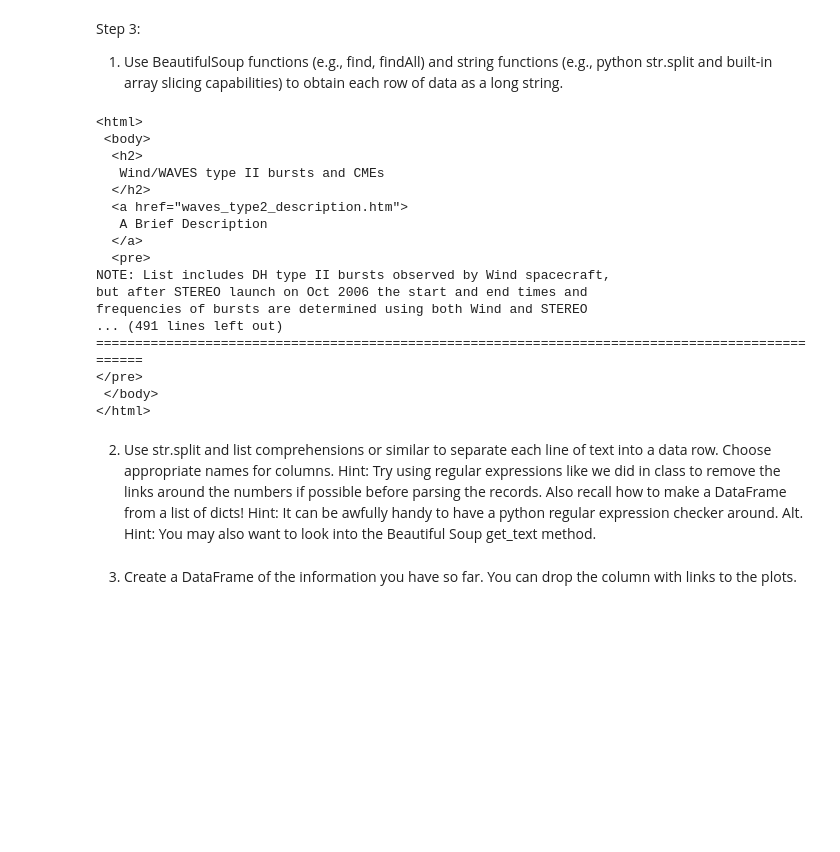
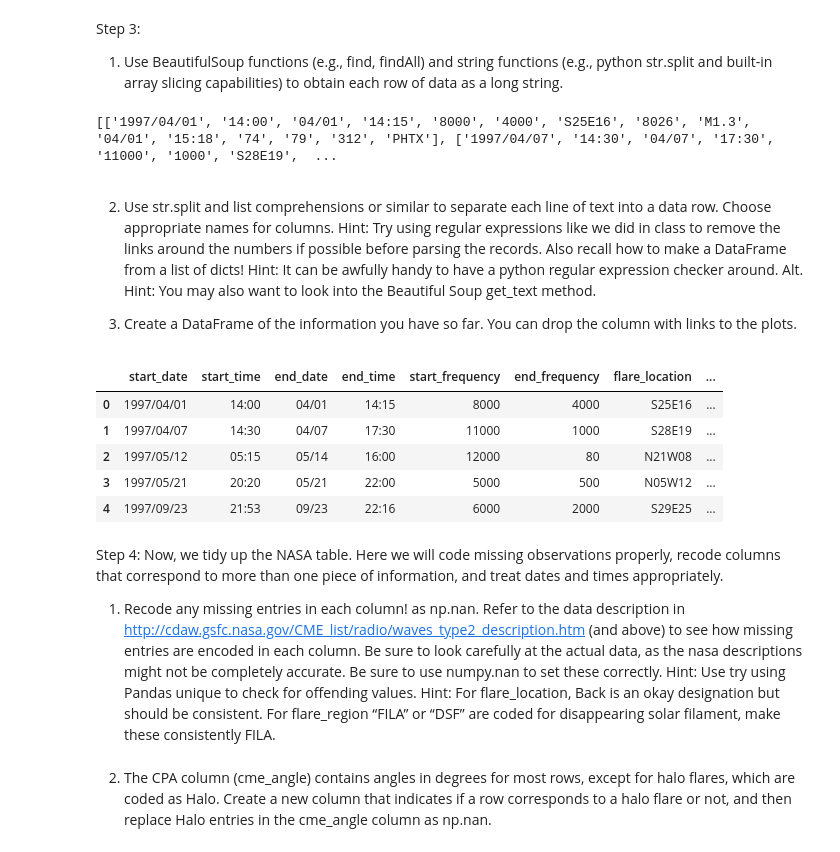
Before and after one commit to kylestrougo/DataProject1, a Jupyter notebook: Untitled.ipynb, the cells around one changed output. Cells and saved outputs as stored; diff of their text form; code cells hidden in the pictures; blank space fills up the shorter version.

```diff
--- a/Untitled.ipynb
+++ b/Untitled.ipynb
@@ -161,46 +195,68 @@ Step 3:
 # %%
 ua2 = UserAgent()
 header2 = {'User-Agent':str(ua2.chrome)}
-NASA = "http://www.hcbravo.org/IntroDataSci/misc/waves_type2.html"
+NASA = "https://cdaw.gsfc.nasa.gov/CME_list/radio/waves_type2.html"
 NASAContent = requests.get(NASA, headers=header2)
 
+#creates text of data from website
 NASAtext = NASAContent.text
 
-NASAdata = BeautifulSoup(NASAtext, 'html.parser')
+#cleans texts, and removes all links
+cleantext = BeautifulSoup(NASAtext, "lxml").text
 
-NASAdata.prettify()
+#splits the text into a list of strings seprated by line breaks
+NASAstrings = cleantext.splitlines()
 
-NASAtable = data.find("table")
+#takes out unnessary strings from list
+NASAstrings = NASAstrings[15:-2]
 
-print(NASAdata.prettify())
+#creates list of list of data
+NASAlist = []
+for i in NASAstrings:
+    NASAlist.append(i.split())
+
+print(NASAlist)
+
 
 # start_date, start_time, end_date, end_time, start_freq, end_freq, source, region, importance, CME_date, CME_time, angle, CME_w, CME_s, link
-
-#NASAdf = pd.read_html(str(NASAtable))[0]
-
-#NASAdf.head()
 # %% [output]
-<html>
- <body>
-  <h2>
-   Wind/WAVES type II bursts and CMEs
-  </h2>
-  <a href="waves_type2_description.htm">
-   A Brief Description
-  </a>
-  <pre>
-NOTE: List includes DH type II bursts observed by Wind spacecraft,
-but after STEREO launch on Oct 2006 the start and end times and
-frequencies of bursts are determined using both Wind and STEREO
-... (491 lines left out)
-=================================================================================================
-</pre>
- </body>
-</html>
+[['1997/04/01', '14:00', '04/01', '14:15', '8000', '4000', 'S25E16', '8026', 'M1.3', '04/01', '15:18', '74', '79', '312', 'PHTX'], ['1997/04/07', '14:30', '04/07', '17:30', '11000', '1000', 'S28E19',  ...
 # %% [markdown]
 2. Use str.split and list comprehensions or similar to separate each line of text into a data row. Choose appropriate names for columns.
 Hint: Try using regular expressions like we did in class to remove the links around the numbers if possible before parsing the records. Also recall how to make a DataFrame from a list of dicts!
 Hint: It can be awfully handy to have a python regular expression checker around.
 Alt. Hint: You may also want to look into the Beautiful Soup get_text method.
+
+3. Create a DataFrame of the information you have so far. You can drop the column with links to the plots.
-# %% [markdown]
-3. Create a DataFrame of the information you have so far. You can drop the column with links to the plots.
+# %%
+#creates dataframe from list of list created above
+NASA = pd.DataFrame(NASAlist)
+
+#drops unnessary columns that were created due to notes left in the table
+NASA.drop(NASA.columns[14:],axis=1,inplace=True)
+
+#set column names
+NASA.columns = ['start_date','start_time', 'end_date', 'end_time',
+           'start_frequency', 'end_frequency', 'flare_location', 'flare_region', 'importance','cme_date',
+            'cme_time', 'cpa', 'width', 'speed']
+
+#reaarange columns to match data professor gave us
+#NASA = NASA[['cme_date', 'cme_time', 'cpa','end_date', 'end_frequency', 'end_time', 'flare_location',
+            #'flare_region', 'importance', 'speed', 'start_date', 'start_frequency', 'start_time', 'width']]
+
+#pd.set_option('display.max_rows', None)
+NASA.head()
+# %% [output]
+|  | start_date | start_time | end_date | end_time | start_frequency | end_frequency | flare_location | ... |
+| 0 | 1997/04/01 | 14:00 | 04/01 | 14:15 | 8000 | 4000 | S25E16 | ... |
+| 1 | 1997/04/07 | 14:30 | 04/07 | 17:30 | 11000 | 1000 | S28E19 | ... |
+| 2 | 1997/05/12 | 05:15 | 05/14 | 16:00 | 12000 | 80 | N21W08 | ... |
+| 3 | 1997/05/21 | 20:20 | 05/21 | 22:00 | 5000 | 500 | N05W12 | ... |
+| 4 | 1997/09/23 | 21:53 | 09/23 | 22:16 | 6000 | 2000 | S29E25 | ... |
+# %% [markdown]
+Step 4:
+Now, we tidy up the NASA table. Here we will code missing observations properly, recode columns that correspond to more than one piece of information, and treat dates and times appropriately.
+
+1. Recode any missing entries in each column! as np.nan. Refer to the data description in http://cdaw.gsfc.nasa.gov/CME_list/radio/waves_type2_description.htm (and above) to see how missing entries are encoded in each column. Be sure to look carefully at the actual data, as the nasa descriptions might not be completely accurate. Be sure to use numpy.nan to set these correctly.
+Hint: Use try using Pandas unique to check for offending values.
+Hint: For flare_location, Back is an okay designation but should be consistent. For flare_region “FILA” or “DSF” are coded for disappearing solar filament, make these consistently FILA.
@@ -206,0 +277,2 @@ Alt. Hint: You may also want to look into the Beautiful Soup get_text method.
+# %% [markdown]
+2. The CPA column (cme_angle) contains angles in degrees for most rows, except for halo flares, which are coded as Halo. Create a new column that indicates if a row corresponds to a halo flare or not, and then replace Halo entries in the cme_angle column as np.nan.
```
Also changed, not shown: parts of 25 cells of this notebook.
